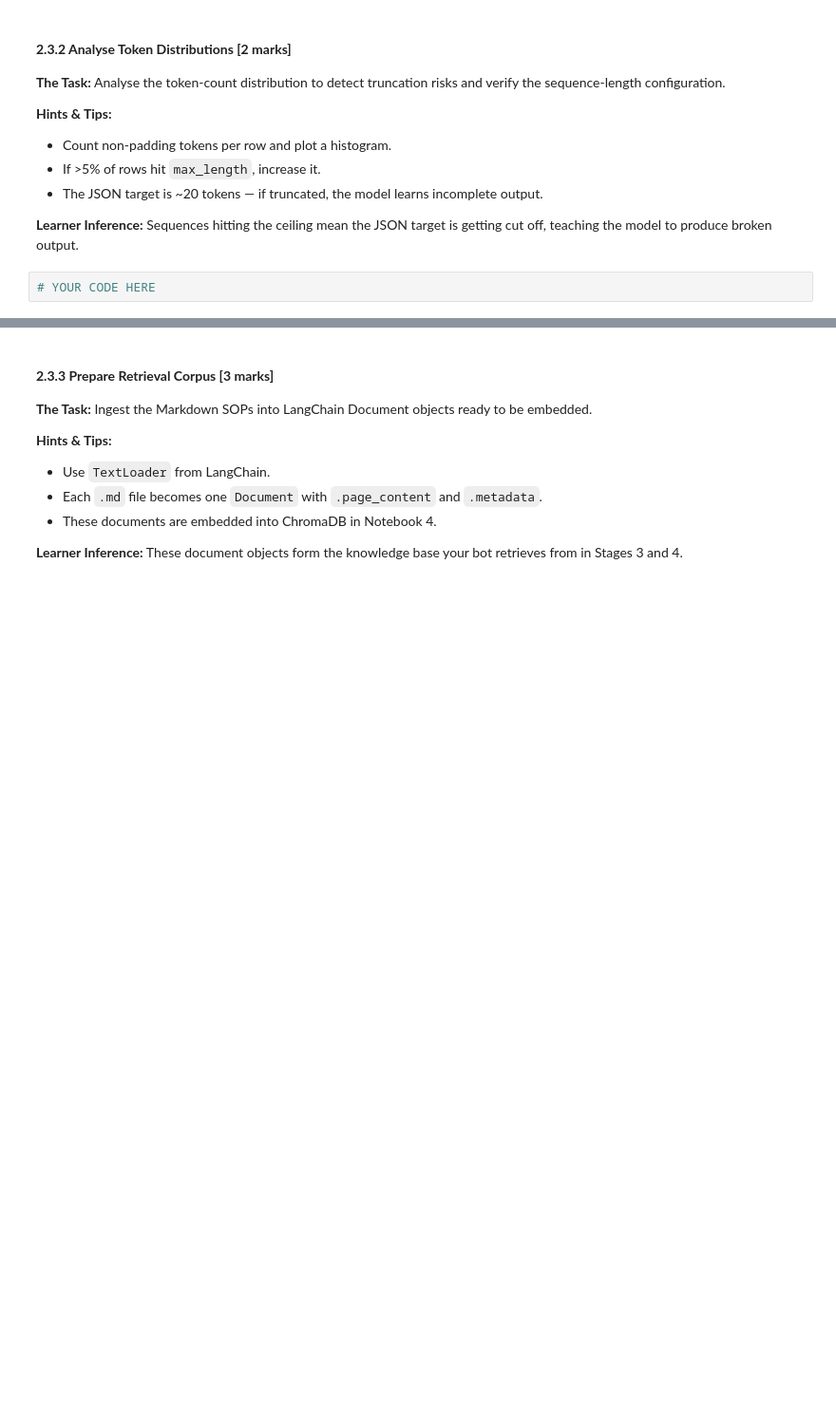
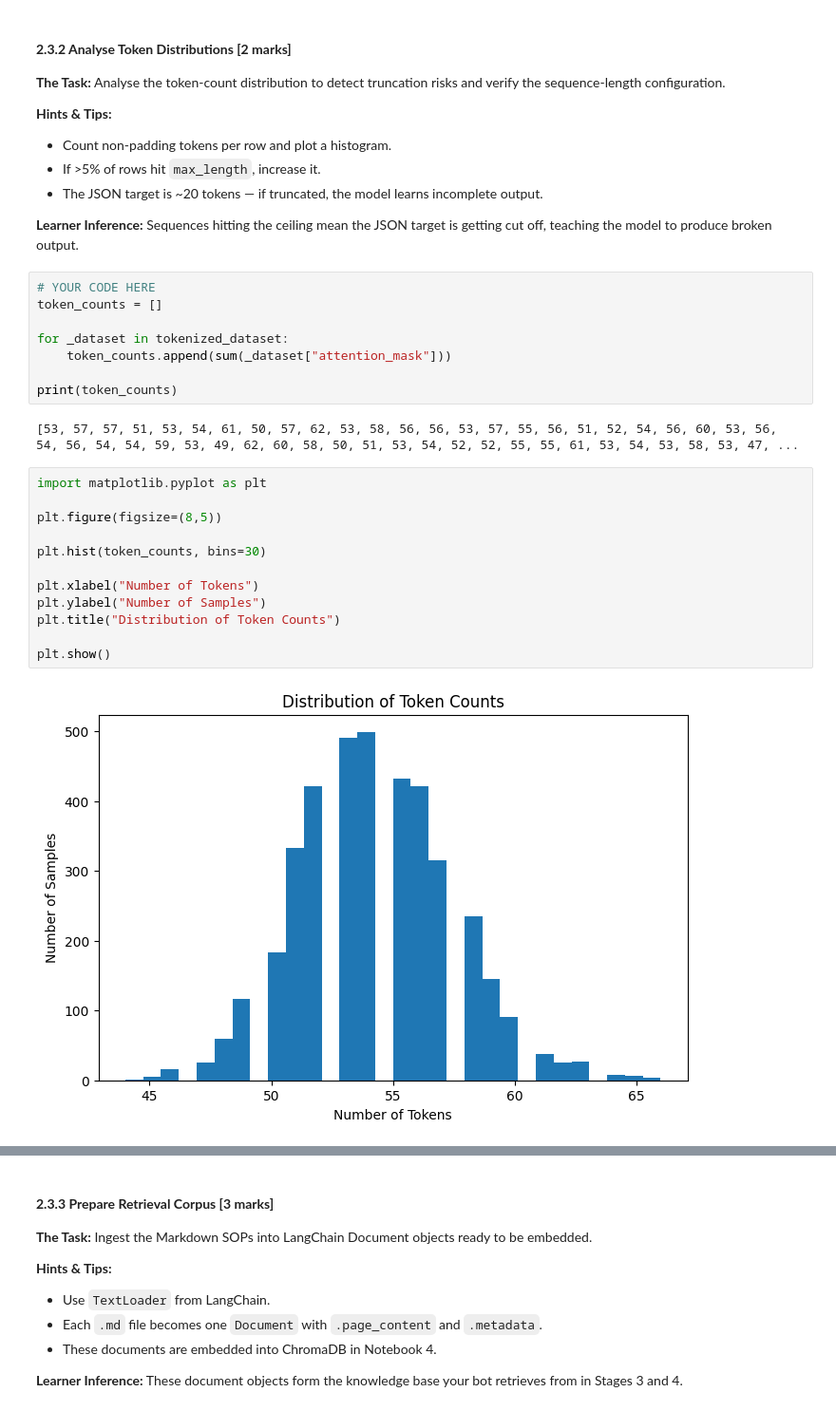
Before and after one commit to ssprajapati2021/Hybrid-RAG-Fine-Tuning, a Jupyter notebook: notebook/Data_Preparation.ipynb, the cells around one changed output, grey strips where cells are left out. Shown at 95% size. Saved outputs shown, nothing was run; the diff lists cells and outputs as text; blank space fills up the shorter version.

```diff
--- a/notebook/Data_Preparation.ipynb
+++ b/notebook/Data_Preparation.ipynb
@@ -384,5 +384,27 @@ Labels:
 * The JSON target is ~20 tokens — if truncated, the model learns incomplete output.
 
 **Learner Inference:** Sequences hitting the ceiling mean the JSON target is getting cut off, teaching the model to produce broken output.
-# %%
-# YOUR CODE HERE
+# %%
+# YOUR CODE HERE
+token_counts = []
+
+for _dataset in tokenized_dataset:
+    token_counts.append(sum(_dataset["attention_mask"]))
+
+print(token_counts)
+# %% [output]
+[53, 57, 57, 51, 53, 54, 61, 50, 57, 62, 53, 58, 56, 56, 53, 57, 55, 56, 51, 52, 54, 56, 60, 53, 56, 54, 56, 54, 54, 59, 53, 49, 62, 60, 58, 50, 51, 53, 54, 52, 52, 55, 55, 61, 53, 54, 53, 58, 53, 47, ...
+# %%
+import matplotlib.pyplot as plt
+
+plt.figure(figsize=(8,5))
+
+plt.hist(token_counts, bins=30)
+
+plt.xlabel("Number of Tokens")
+plt.ylabel("Number of Samples")
+plt.title("Distribution of Token Counts")
+
+plt.show()
+# %% [output]
+[figure, added]
```
Also changed, not shown: parts of 10 cells of this notebook.
